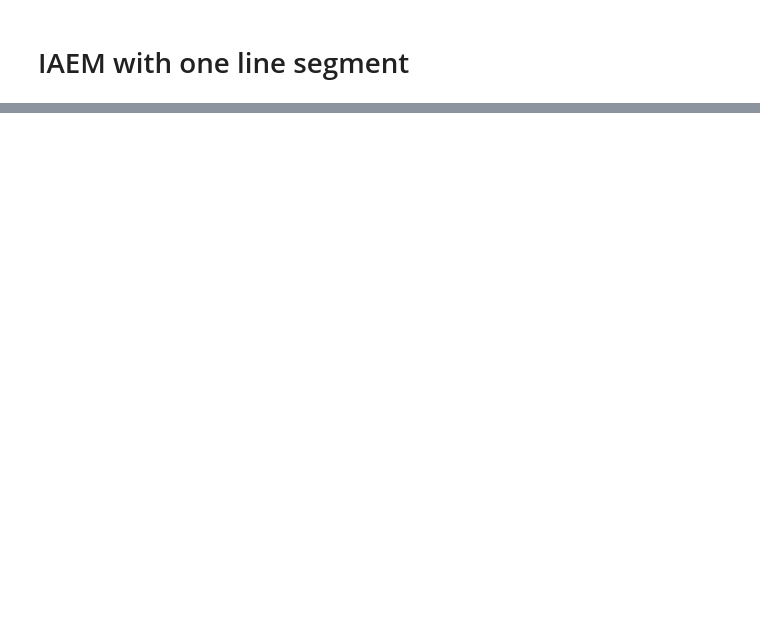
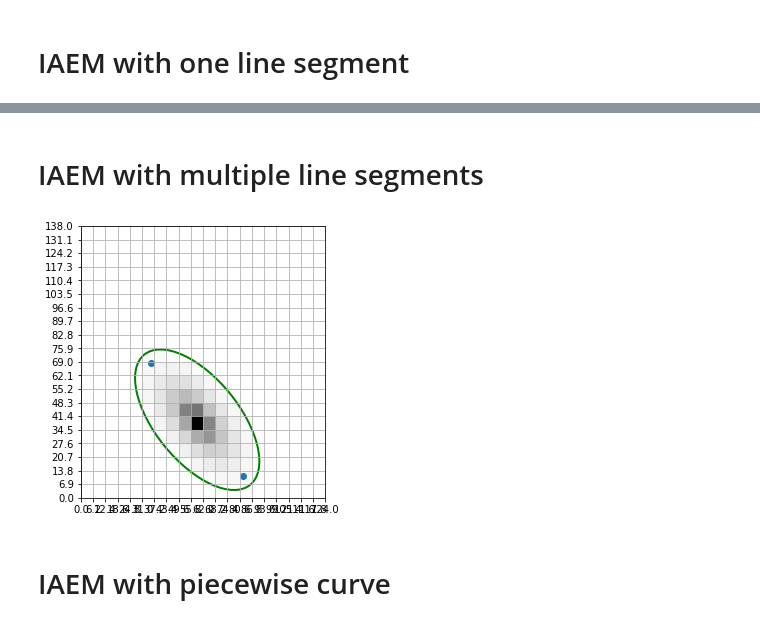
Before and after one commit to jdvillegasg/spa-field, a Jupyter notebook: test_weights_notebook.ipynb, the cells around one changed output, grey strips where cells are left out. Drawn from its saved outputs; the diff is of its cells as text; code cells hidden in the pictures; blank space fills up the shorter version.

Commit message:
Working IAEM with multiple time snaps, multiple paths per snaps and piecewise curve support

```diff
--- a/test_weights_notebook.ipynb
+++ b/test_weights_notebook.ipynb
@@ -131,0 +143,33 @@ plt.show()
+# %% [markdown]
+# IAEM with multiple line segments
+# %%
+Nx = 20
+Ny = 20
+
+xmax = 124
+ymax = 138
+
+my_weights_IAEM_mult = uslf_weights(Nx, Ny, xmax, ymax)
+
+xcg, ycg, xe, ye = my_weights_IAEM_mult.scenario_grid(mat_grid_as_scenario=False, return_edges=True)
+
+pa = np.random.rand(10,2)*100
+pb = np.random.rand(10,2)*100
+
+alpha = np.random.randint(20, 70, size=(pa.shape[0],))
+
+out_mat, gell = my_weights_IAEM_mult.fill_matrix_apm_3(xcg, ycg, alpha, pa, pb, save_ell_plot=True)
+# %%
+line = np.random.randint(0, pa.shape[0]-1)
+apm_3 = np.reshape(out_mat[line, :], (Ny, Nx))
+min_val = np.min(apm_3[np.nonzero(apm_3)])
+ax = my_weights_IAEM_mult.plot_apm(pa[line, :], pb[line, :], xe, ye, np.log(apm_3/min_val), cmp='Greys')
+
+cpy_ell = copy(gell[line])
+ax.add_patch(cpy_ell)
+
+plt.show()
+# %% [output]
+[figure, added]
+# %% [markdown]
+# IAEM with piecewise curve
```
Also changed, not shown: parts of 13 cells of this notebook, 1 other file.
